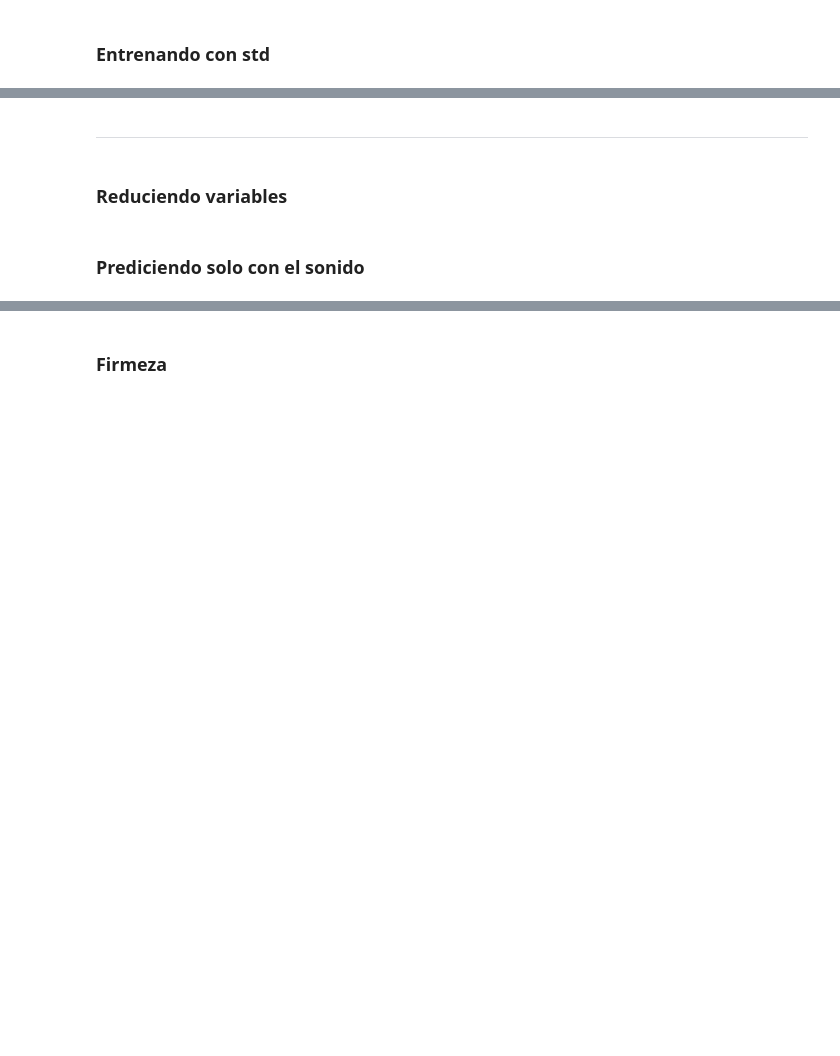
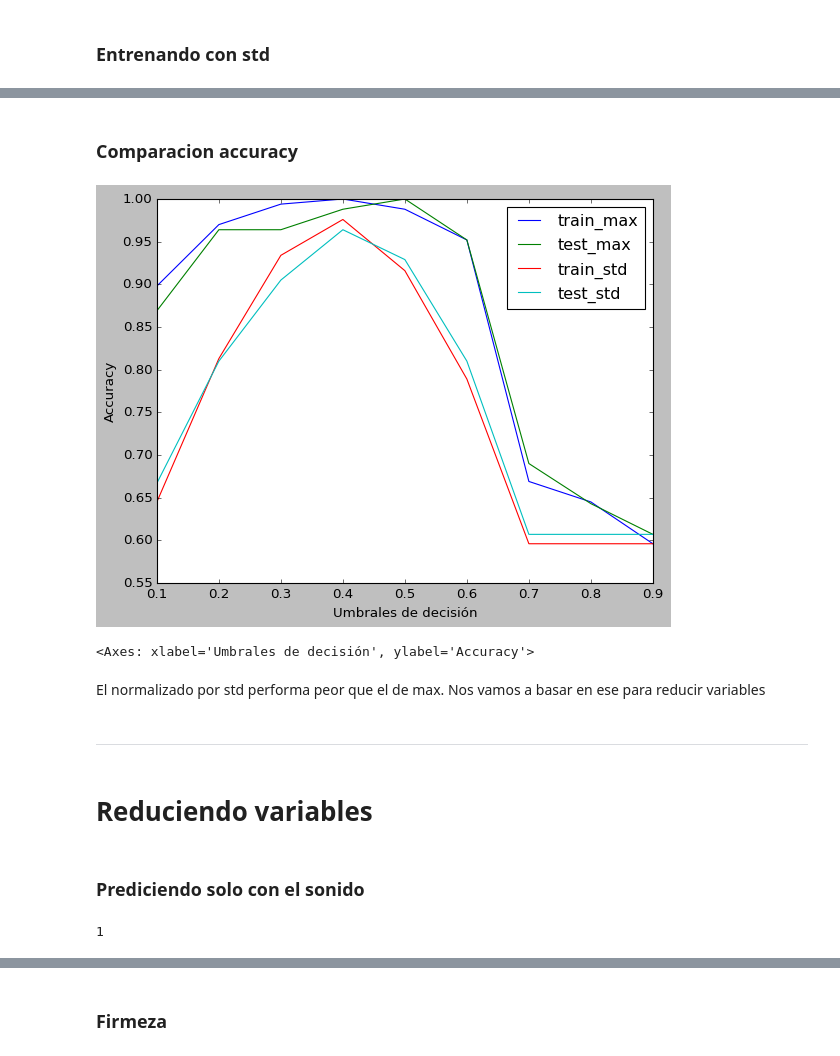
Before and after one commit to masouto94/RedNeuronalMatematicaIII, a Jupyter notebook: avocadoPerceptron.ipynb, the cells around one changed output, grey strips where cells are left out. Drawn from its saved outputs; the diff is of its cells as text; code cells hidden in the pictures; blank space fills up the shorter version.

```diff
--- a/avocadoPerceptron.ipynb
+++ b/avocadoPerceptron.ipynb
@@ -475,0 +442,4 @@ print(" accuracy:", comp_test["hits"].sum() / comp_test["hits"].shape[0])
+# %%
+#Iteramos para ver el mejor umbral para predecir el valor
+predicciones_test_max = umbral_optimo(trainsets.get("max").get("X_test"), trainsets.get("max").get("Y_test"), cls)
+predicciones_test_max
@@ -484,13 +464,5 @@ for i in range (100_000):
     cls_std.entrenar(inp.values,pred)
 # %%
 #Iteramos para ver el mejor umbral para predecir el valor
-rangos = [i/10 for i in range(5, 10, 1)]
-predictores = {}
-for rango in rangos:
-    preds = []
-    for i in trainsets.get("std").get("X_train").values:
-        preds.append(cls_std.predecir(i.reshape(1,6),rango))
-    predicciones = pd.Series(preds,index=trainsets.get("std").get("Y_train").index,name="Predicciones")
-    comp = pd.DataFrame([trainsets.get("std").get("Y_train"),predicciones]).T
-    comp["hits"] = comp.apply(lambda hit: hit["ripeness_binary"] == hit["Predicciones"], axis=1)
-    predictores[str(rango)] = comp
+predicciones_train_std = umbral_optimo(trainsets.get("std").get("X_train"), trainsets.get("std").get("Y_train"), cls_std)
+predicciones_train_std
@@ -506,10 +479,5 @@ for threshold, df_ in predictores.items():
 # %%
-preds_test = []
-for i in trainsets.get("max").get("X_test").values:
-    preds_test.append(cls_std.predecir(i.reshape(1,6),0.5))
-predicciones_test = pd.Series(preds_test,index=trainsets.get("max").get("Y_test").index,name="Predicciones")
-comp_test = pd.DataFrame([trainsets.get("max").get("Y_test"),predicciones_test]).T
-comp_test["hits"] = comp_test.apply(lambda hit: hit["ripeness_binary"] == hit["Predicciones"], axis=1)
-
-print(" accuracy:", comp_test["hits"].sum() / comp_test["hits"].shape[0])
+#Iteramos para ver el mejor umbral para predecir el valor
+predicciones_test_std = umbral_optimo(trainsets.get("std").get("X_test"), trainsets.get("std").get("Y_test"), cls_std)
+predicciones_test_std
 # %% [output]
@@ -517,18 +493,29 @@ print(" accuracy:", comp_test["hits"].sum() / comp_test["hits"].shape[0])
+# %% [markdown]
+### Comparacion accuracy
+# %%
+comparaciones = {
+    "train_max":predicciones_train_max,
+    "test_max":predicciones_test_max,
+    "train_std":predicciones_train_std,
+    "test_std":predicciones_test_std
+}
+graficar_comparacion(comparaciones, "Umbrales de decisión", "Accuracy")
+# %% [output]
+[figure, added]
+<Axes: xlabel='Umbrales de decisión', ylabel='Accuracy'>
+# %% [markdown]
+El normalizado por std performa peor que el de max. Nos vamos a basar en ese para reducir variables
 # %% [markdown]
 ---
 # %% [markdown]
-### Reduciendo variables
+# Reduciendo variables
 # %% [markdown]
 ### Prediciendo solo con el sonido
 # %%
 sonido = trainsets.get("max").get("X_train")[["sound_db"]] # X_train
-sonidoTest = trainsets.get("max").get("X_test")[["sound_db"]] # X_test
+sonido_test = trainsets.get("max").get("X_test")[["sound_db"]] # X_test
 
-perceptronSonido = AvocadoPerceptron(1, 6, 1)
-
-perceptronSonido.predecir(sonido.sample(1).values)
-
-for i in range (100_000):
-    inp = sonido.sample(1)
-    pred = trainsets.get("max").get("Y_train")[inp.index[0]]
-    perceptronSonido.entrenar(inp.values,pred)
+perceptron_sonido = AvocadoPerceptron(1, 6, 1)
+perceptron_sonido.predecir(sonido.sample(1).values)
+# %% [output]
+1
```
Also changed, not shown: parts of 39 cells of this notebook.
